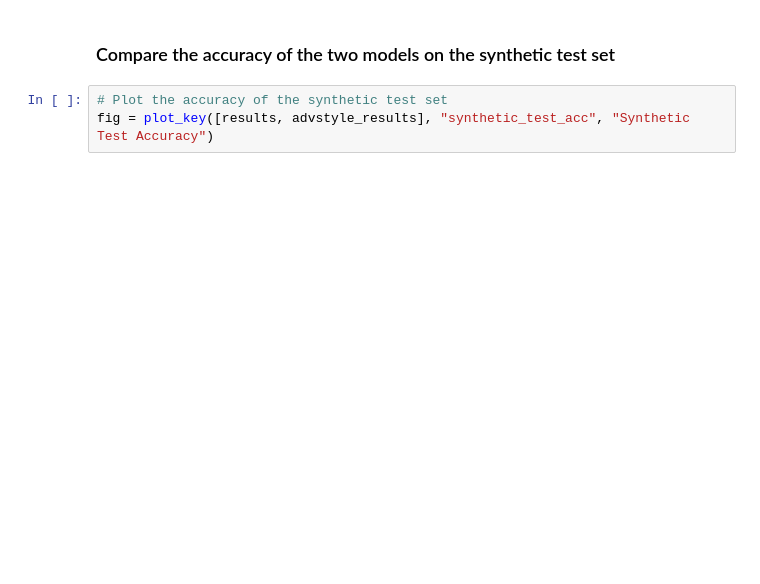
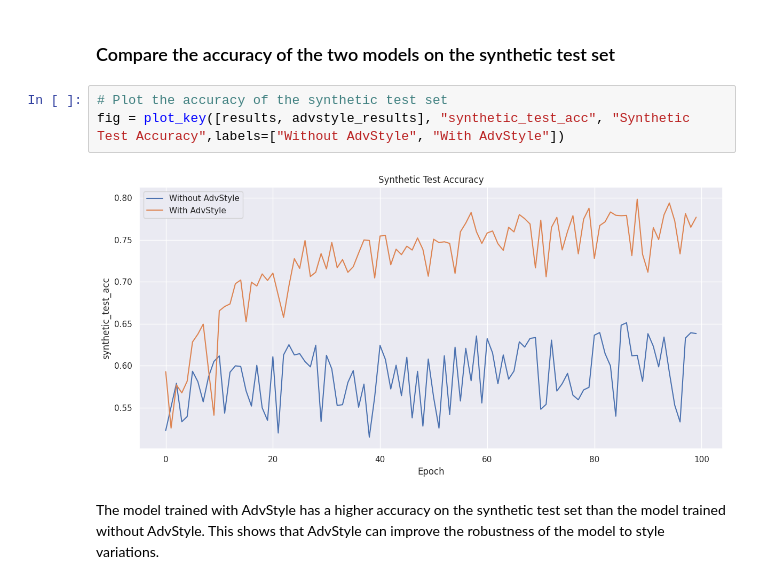
Before and after one commit to harisankar95/AdvStyle, a Jupyter notebook: train.ipynb, the cells around one changed output. Cells and saved outputs as stored; diff of their text form; blank space fills up the shorter version.

Commit message:
Updated readme with results.

```diff
--- a/train.ipynb
+++ b/train.ipynb
@@ -158,4 +220,8 @@ fig = plot_loss_acc(advstyle_results)
 ### Compare the accuracy of the two models on the synthetic test set
 # %%
 # Plot the accuracy of the synthetic test set
-fig = plot_key([results, advstyle_results], "synthetic_test_acc", "Synthetic Test Accuracy")
+fig = plot_key([results, advstyle_results], "synthetic_test_acc", "Synthetic Test Accuracy",labels=["Without AdvStyle", "With AdvStyle"])
+# %% [output]
+[figure, added]
+# %% [markdown]
+The model trained with AdvStyle has a higher accuracy on the synthetic test set than the model trained without AdvStyle. This shows that AdvStyle can improve the robustness of the model to style variations.
```
Also changed, not shown: parts of 7 cells of this notebook, 3 other files.
